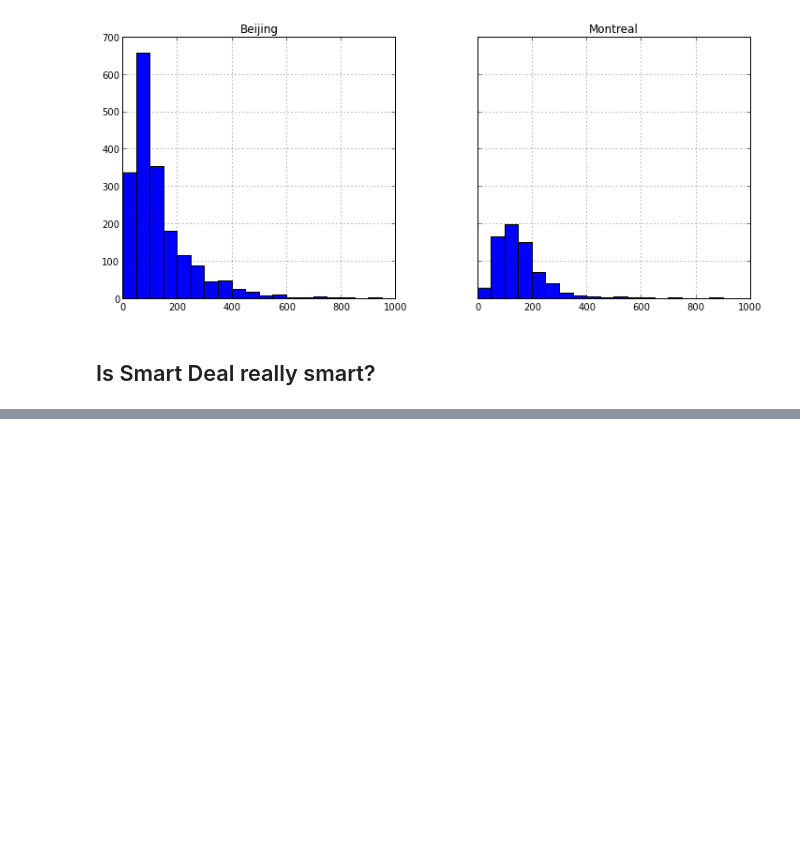
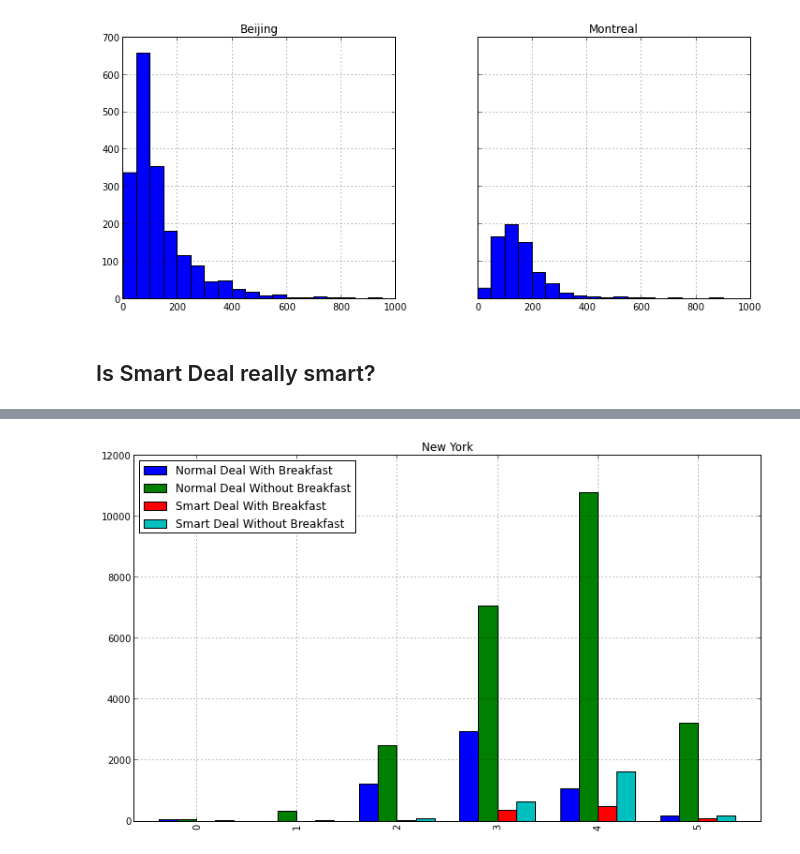
Before and after one commit to joashxu/dataexplore, a Jupyter notebook: hotelprice.ipynb, the cells around one changed output, grey strips where cells are left out. Saved outputs shown, nothing was run; the diff lists cells and outputs as text; code cells hidden in the pictures; blank space fills up the shorter version.

```diff
--- a/hotelprice.ipynb
+++ b/hotelprice.ipynb
@@ -156,0 +155,2 @@ h = bei_mon_df.hist(ax=axes, bins=bins, sharey=True)
+# %%
+ny_df = df[df.city == 'New York']
@@ -156,0 +172,19 @@ h = bei_mon_df.hist(ax=axes, bins=bins, sharey=True)
+# %%
+normal_breakfast = ny_df[(ny_df.issmartdeal == False) & (ny_df.is_breakfast_included == True)].groupby('hotelclassstars')['issmartdeal'].count()
+normal_no_breakfast= ny_df[(ny_df.issmartdeal == False) & (ny_df.is_breakfast_included == False)].groupby(['hotelclassstars'])['issmartdeal'].count()
+
+smart_breakfast = ny_df[(ny_df.issmartdeal == True) & (ny_df.is_breakfast_included == True)].groupby(['hotelclassstars'])['issmartdeal'].count()
+smart_no_breakfast = ny_df[(ny_df.issmartdeal == True) & (ny_df.is_breakfast_included == False)].groupby(['hotelclassstars'])['issmartdeal'].count()
+
+
+deal_mon = zip(get_star_count(normal_breakfast.to_dict()),
+               get_star_count(normal_no_breakfast.to_dict()),
+               get_star_count(smart_breakfast.to_dict()),
+               get_star_count(smart_no_breakfast.to_dict()))
+deal_mon_df = pd.DataFrame(deal_mon, columns=['Normal Deal With Breakfast', 'Normal Deal Without Breakfast', 'Smart Deal With Breakfast', 'Smart Deal Without Breakfast'])
+
+fig, axes = plt.subplots(nrows=1, ncols=1)
+fig.set_size_inches(12, 7)
+bar_plot = deal_mon_df.plot(kind='bar', ax=axes, title='New York')
+# %% [output]
+[figure, added]
```
Also changed, not shown: parts of 4 cells of this notebook.
